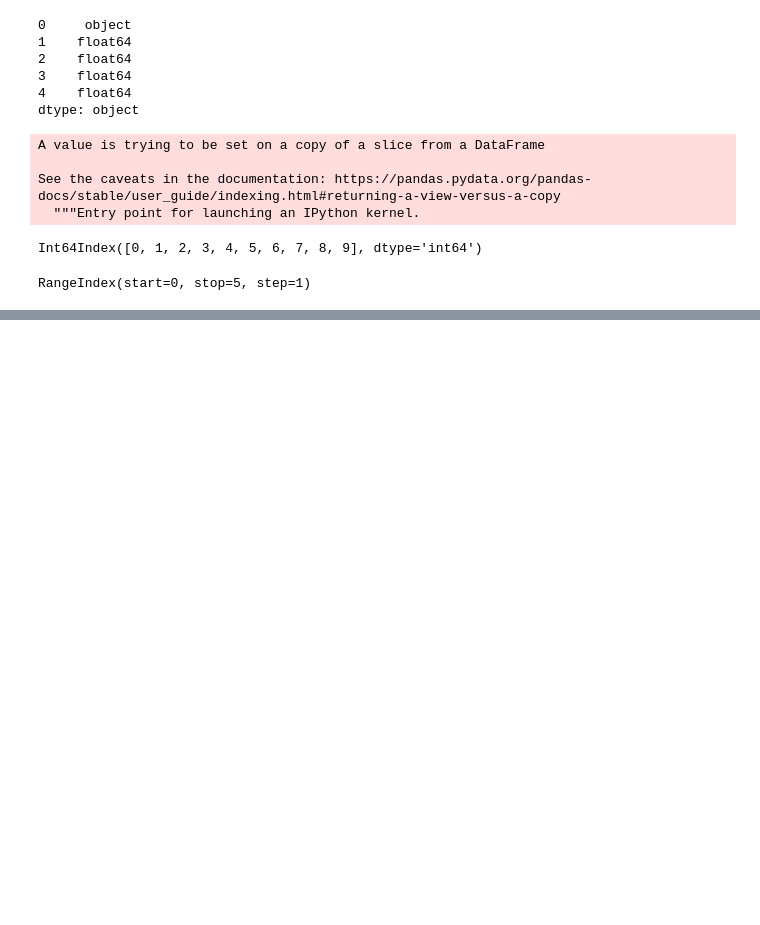
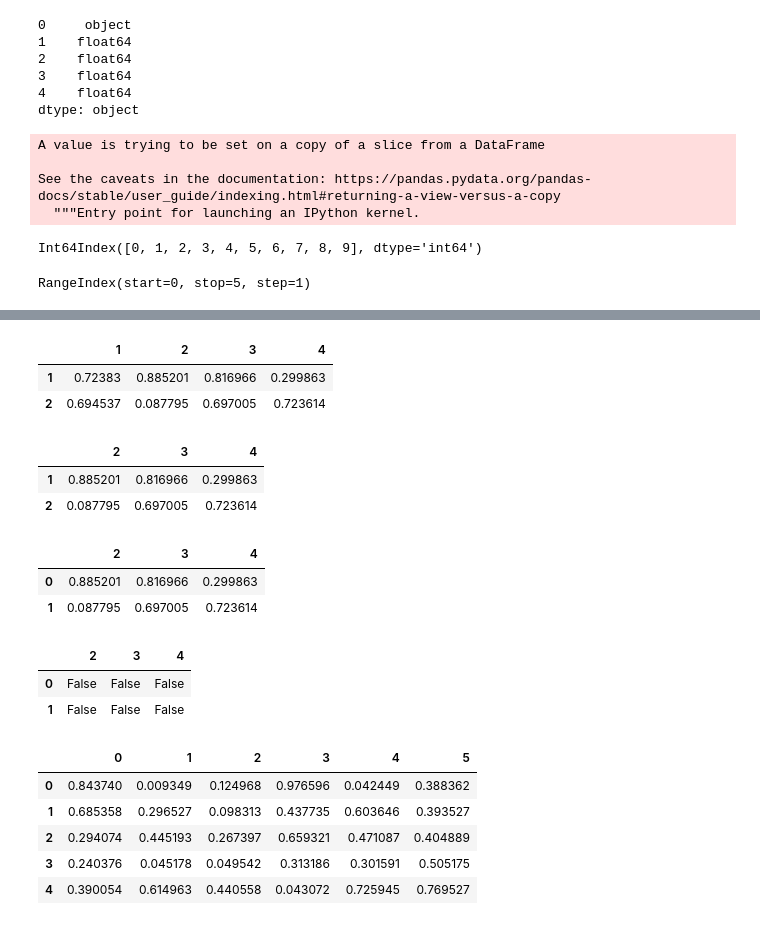
Before and after one commit to DhrupalGP/Pandas, a Jupyter notebook: Pandas/pandas_tutorial.ipynb, the cells around one changed output, grey strips where cells are left out. Saved outputs shown, nothing was run; the diff lists cells and outputs as text; code cells hidden in the pictures; blank space fills up the shorter version.

```diff
--- a/Pandas/pandas_tutorial.ipynb
+++ b/Pandas/pandas_tutorial.ipynb
@@ -307,0 +554,41 @@ df
+# %%
+df
+# %% [output]
+|  | 1 | 2 | 3 | 4 |
+| 1 | 0.72383 | 0.885201 | 0.816966 | 0.299863 |
+| 2 | 0.694537 | 0.087795 | 0.697005 | 0.723614 |
+# %%
+# drop row in original dataframe using inplace=True
+df.drop(1,axis=1,inplace=True)
+df
+# %% [output]
+|  | 2 | 3 | 4 |
+| 1 | 0.885201 | 0.816966 | 0.299863 |
+| 2 | 0.087795 | 0.697005 | 0.723614 |
+# %%
+df.reset_index(drop=True,inplace=True)
+df
+# %% [output]
+|  | 2 | 3 | 4 |
+| 0 | 0.885201 | 0.816966 | 0.299863 |
+| 1 | 0.087795 | 0.697005 | 0.723614 |
+# %%
+# check null values
+df.isnull()
+# %% [output]
+|  | 2 | 3 | 4 |
+| 0 | False | False | False |
+| 1 | False | False | False |
+# %%
+# create random valued array using numpy and give it as an i/p in dataframe
+arr = np.random.rand(5,6)
+newdf = pd.DataFrame(arr)
+# %%
+newdf
+# %% [output]
+|  | 0 | 1 | 2 | 3 | 4 | 5 |
+| 0 | 0.843740 | 0.009349 | 0.124968 | 0.976596 | 0.042449 | 0.388362 |
+| 1 | 0.685358 | 0.296527 | 0.098313 | 0.437735 | 0.603646 | 0.393527 |
+| 2 | 0.294074 | 0.445193 | 0.267397 | 0.659321 | 0.471087 | 0.404889 |
+| 3 | 0.240376 | 0.045178 | 0.049542 | 0.313186 | 0.301591 | 0.505175 |
+| 4 | 0.390054 | 0.614963 | 0.440558 | 0.043072 | 0.725945 | 0.769527 |
```
Also changed, not shown: parts of 63 cells of this notebook.
